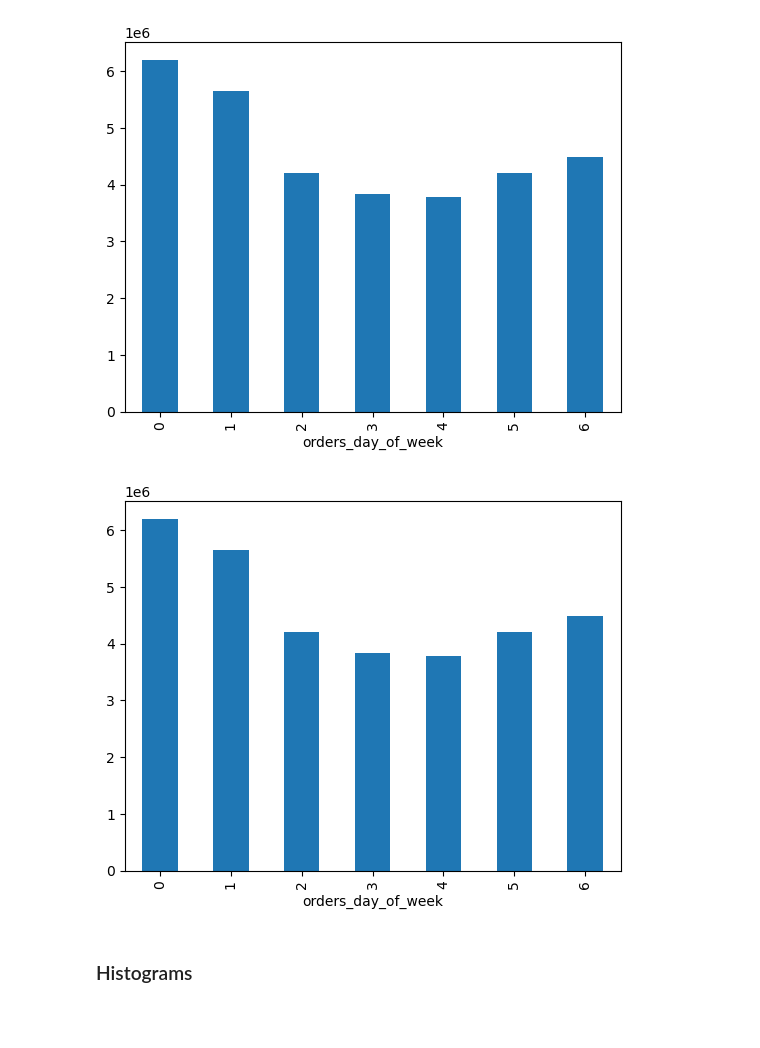
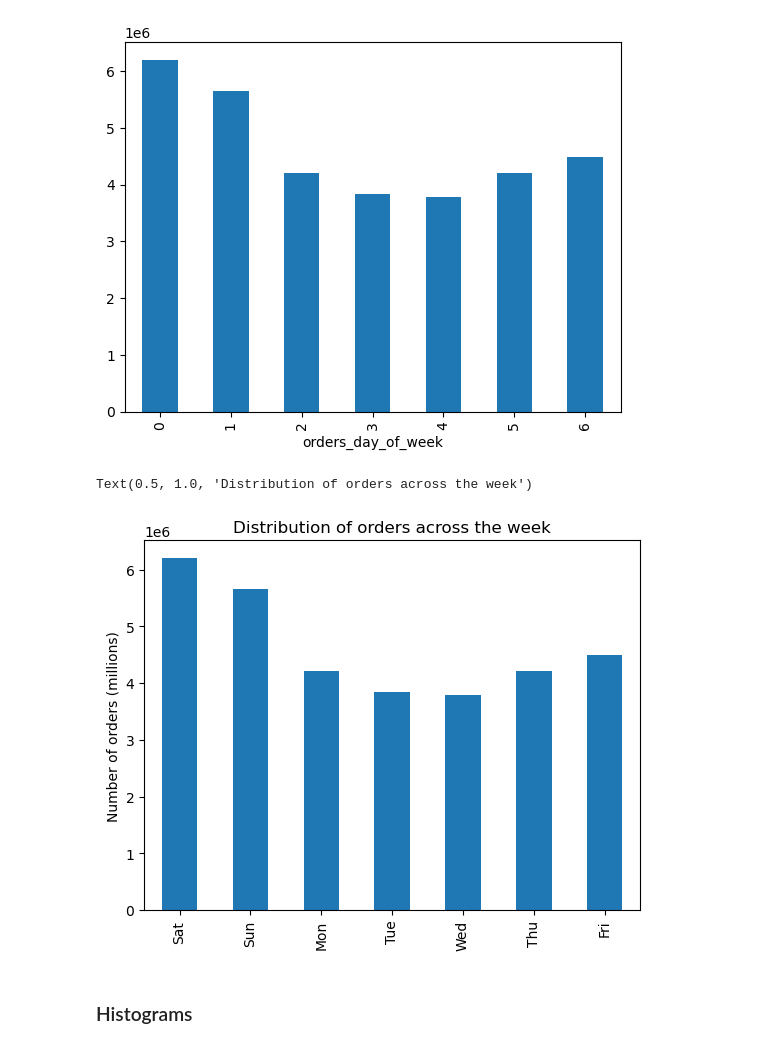
Before and after one commit to NevesFernandes/instacart, a Jupyter notebook: 3_Scripts/4_9_Intro_to_Data_Visualization_(exercise).ipynb, the cells around one changed output. Cells and saved outputs as stored; diff of their text form; code cells hidden in the pictures; blank space fills up the shorter version.

```diff
--- a/3_Scripts/4_9_Intro_to_Data_Visualization_(exercise).ipynb
+++ b/3_Scripts/4_9_Intro_to_Data_Visualization_(exercise).ipynb
@@ -30,9 +30,21 @@ df_orders_products_merged['orders_day_of_week'].value_counts().sort_index().plot
 # %% [output]
 <Axes: xlabel='orders_day_of_week'>
 [figure]
-# %%
-#assigning plot to an object bar
-bar_chart = df_orders_products_merged['orders_day_of_week'].value_counts().sort_index().plot.bar()
-bar_chart.figure.savefig(os.path.join(vis_path, 'bar_orders_dow.png'))
-# %% [output]
-[figure, removed]
+# %%
+#defining a dictionary for proper labeling the x-axis on the charts
+
+dict_dow = {0:'Sat' , 1:'Sun', 2:'Mon', 3:'Tue', 4:'Wed', 5:'Thu', 6:'Fri'}
+# %%
+# defining a dataframe with the values intended to enter in the visualization
+
+df_to_display = df_orders_products_merged['orders_day_of_week'].value_counts().sort_index().rename(dict_dow)
+# %%
+# assign the dataframe plot to an object ax, improving visual aspect (title and axis labels)
+
+bar_chart = df_to_display.plot.bar()
+bar_chart.set_ylabel('Number of orders (millions)')
+bar_chart.set_xlabel('')
+bar_chart.set_title('Distribution of orders across the week')
+# %% [output]
+Text(0.5, 1.0, 'Distribution of orders across the week')
+[figure, added]
```
Also changed, not shown: parts of 6 cells of this notebook, 18 other files.
